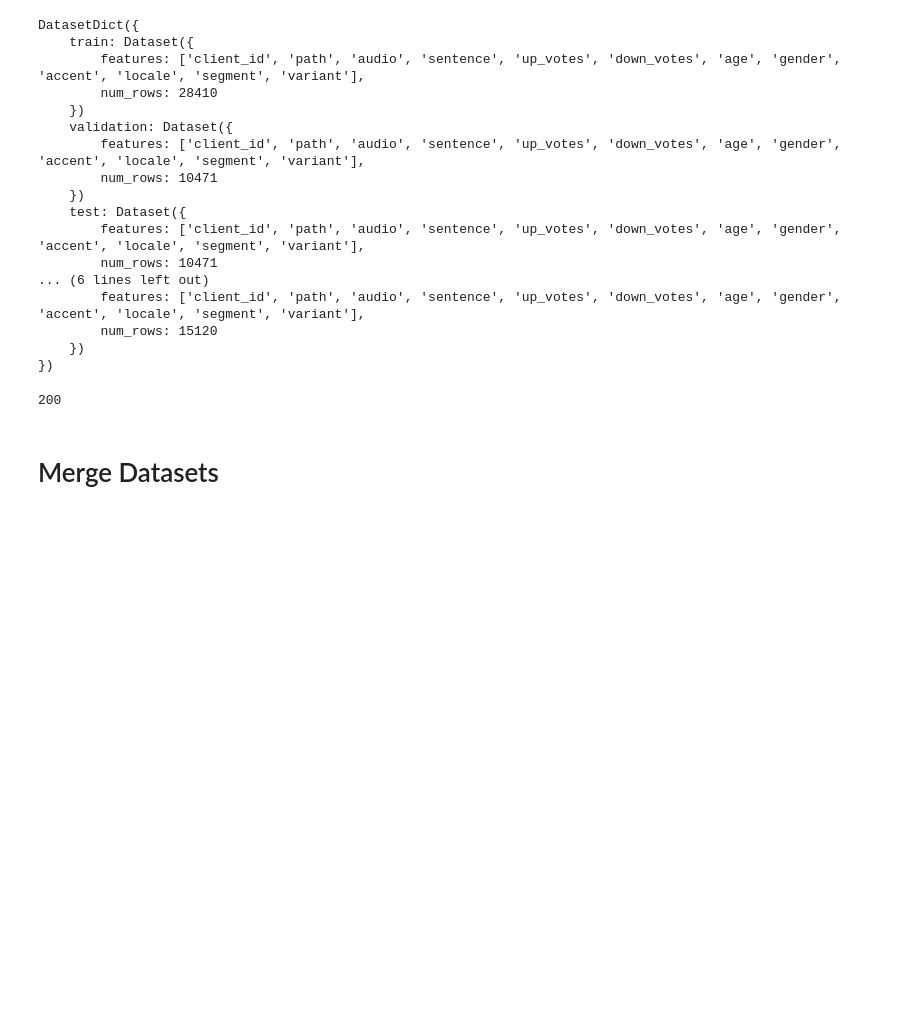
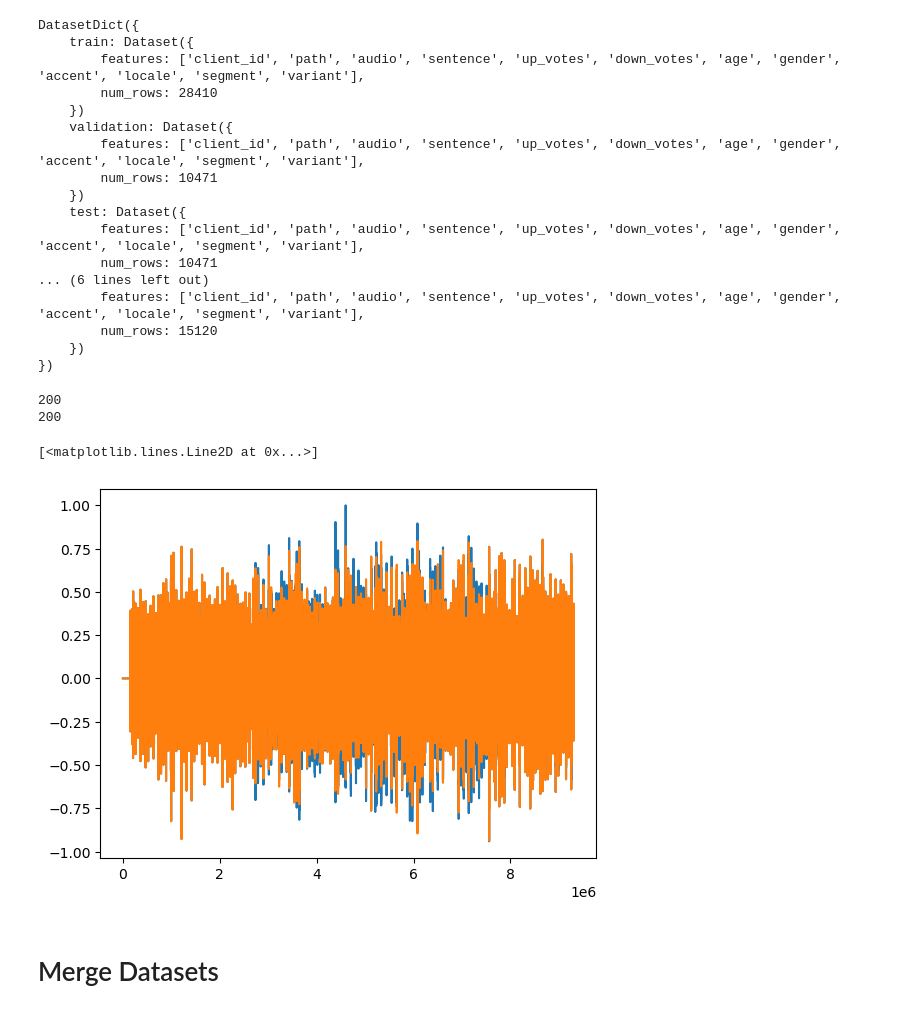
Before and after one commit to roodey145/NoMusic, a Jupyter notebook: MusicRemover.ipynb, the cells around one changed output. Cells and saved outputs as stored; diff of their text form; code cells hidden in the pictures; blank space fills up the shorter version.

```diff
--- a/MusicRemover.ipynb
+++ b/MusicRemover.ipynb
@@ -70,6 +71,8 @@ dataset2 = dataset2.cast_column("audio", Audio(decode=False)).map(decode_audio,
 # %%
 base_path = os.path.join("dataset", "musdb18hq", "train")
 music_array = []
+mixed_audio = []
+speech_audio = []
 
 def load_music(folder_path):
     # Load files (automatically resamples if needed)
@@ -94,7 +97,8 @@ def load_music(folder_path):
     # sf.write("output.wav", result, sr1)
 
     # print("Done!")
-    return music_only_audio
+    # return music_only_audio
+    return audio1, music_only_audio#, audio2
 
 for subfolder in os.listdir(base_path):
     folder_path = os.path.join(base_path, subfolder)
@@ -105,10 +109,17 @@ for subfolder in os.listdir(base_path):
         if len(wav_files) == 5:
             # file1 = os.path.join(folder_path, wav_files[0])
             # file2 = os.path.join(folder_path, wav_files[1])
-            loaded_music = load_music(folder_path)
-            loaded_music = loaded_music.reshape(loaded_music.shape[1], -1)
-            for track in loaded_music:
-                music_array.append(track)
+            # loaded_music = load_music(folder_path)
+            # loaded_music = loaded_music.reshape(loaded_music.shape[1], -1)
+            x, y = load_music(folder_path)
+            x = x.reshape(x.shape[1], -1)
+            y = y.reshape(y.shape[1], -1)
+            # for track in loaded_music:
+            #     music_array.append(track)
+            for track in x:
+                mixed_audio.append(np.array(track))
+            for track in y:
+                speech_audio.append(np.array(track))
         else:
             print("The folder: ", folder_path, " is missing files!")
 
@@ -165,9 +176,18 @@ DatasetDict({
     })
 })
 # %%
-len(music_array)
+print(len(mixed_audio))
+print(len(speech_audio))
+r_i = np.random.randint(0, len(mixed_audio))
+plt.plot(mixed_audio[r_i])
+plt.plot(speech_audio[r_i])
+# transform = torchaudio.transforms.Spectrogram(n_fft=800)
+# plt.plot(transform(mixed_audio[r_i]))
 # %% [output]
 200
+200
+[<matplotlib.lines.Line2D at 0x...>]
+[figure, added]
 # %%
 exampleAudioI = 1000
 audio_e_data = dataset1["train"][exampleAudioI]["audio"]
```
Also changed, not shown: parts of 14 cells of this notebook.
